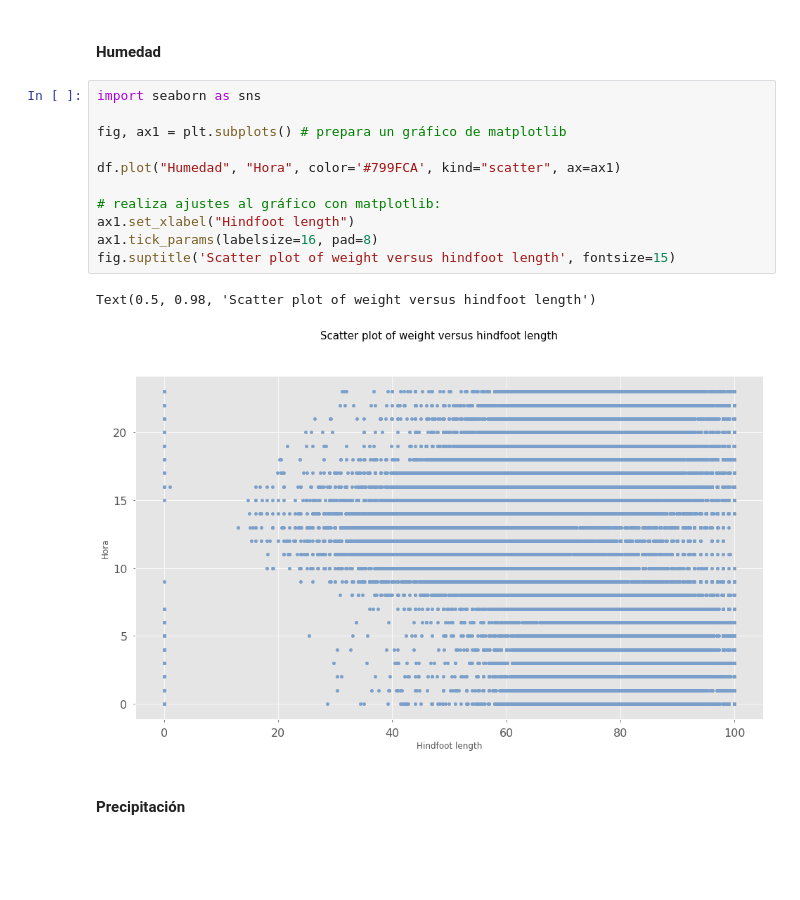
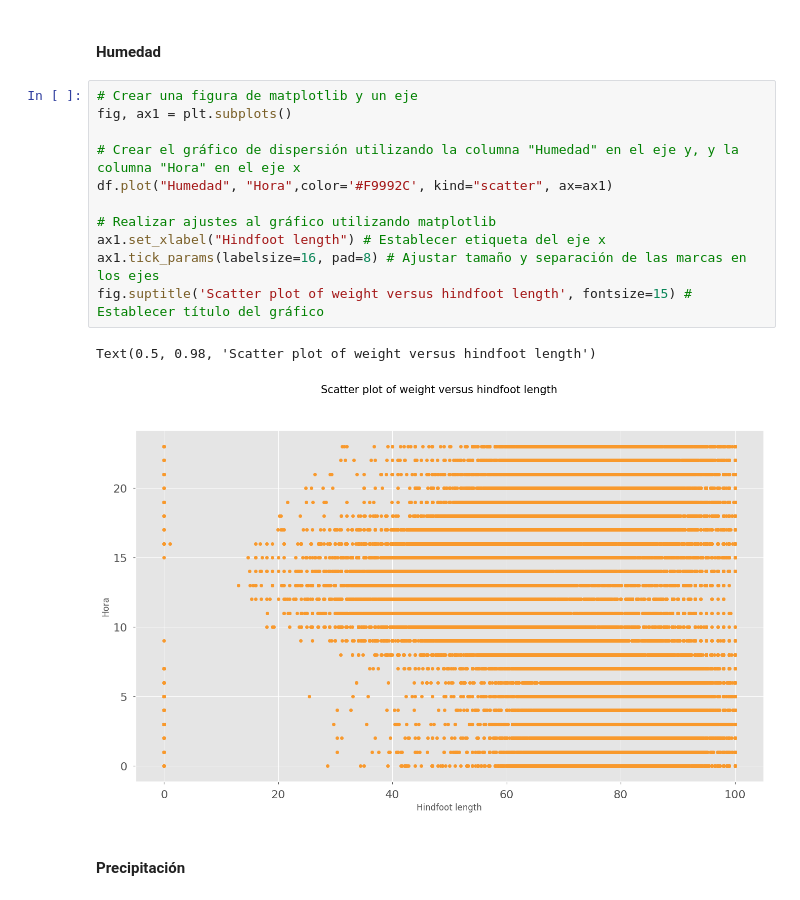
Before and after one commit to CamiloAndresDG/NIOTE, a Jupyter notebook: 02. Desarrollo/5. Tesis/6.Codigo_Machine_Learning.ipynb, the cells around one changed output. Saved outputs shown, nothing was run; the diff lists cells and outputs as text; blank space fills up the shorter version.

```diff
--- a/02. Desarrollo/5. Tesis/6.Codigo_Machine_Learning.ipynb
+++ b/02. Desarrollo/5. Tesis/6.Codigo_Machine_Learning.ipynb
@@ -235,19 +316,19 @@ Text(0.5, 0.98, 'Scatter plot of weight versus hindfoot length')
 # %% [markdown]
 #### Humedad
 # %%
-import seaborn as sns
+# Crear una figura de matplotlib y un eje
+fig, ax1 = plt.subplots()
 
-fig, ax1 = plt.subplots() # prepara un gráfico de matplotlib
+# Crear el gráfico de dispersión utilizando la columna "Humedad" en el eje y, y la columna "Hora" en el eje x
+df.plot("Humedad", "Hora",color='#F9992C', kind="scatter", ax=ax1)
 
-df.plot("Humedad", "Hora", color='#799FCA', kind="scatter", ax=ax1)
-
-# realiza ajustes al gráfico con matplotlib:
-ax1.set_xlabel("Hindfoot length")
-ax1.tick_params(labelsize=16, pad=8)
-fig.suptitle('Scatter plot of weight versus hindfoot length', fontsize=15)
+# Realizar ajustes al gráfico utilizando matplotlib
+ax1.set_xlabel("Hindfoot length") # Establecer etiqueta del eje x
+ax1.tick_params(labelsize=16, pad=8) # Ajustar tamaño y separación de las marcas en los ejes
+fig.suptitle('Scatter plot of weight versus hindfoot length', fontsize=15) # Establecer título del gráfico
 # %% [output]
 Text(0.5, 0.98, 'Scatter plot of weight versus hindfoot length')
-[figure, old version]
+[figure, new version]
 # %% [markdown]
 #### Precipitación
 # %%
```
Also changed, not shown: parts of 127 cells of this notebook.
